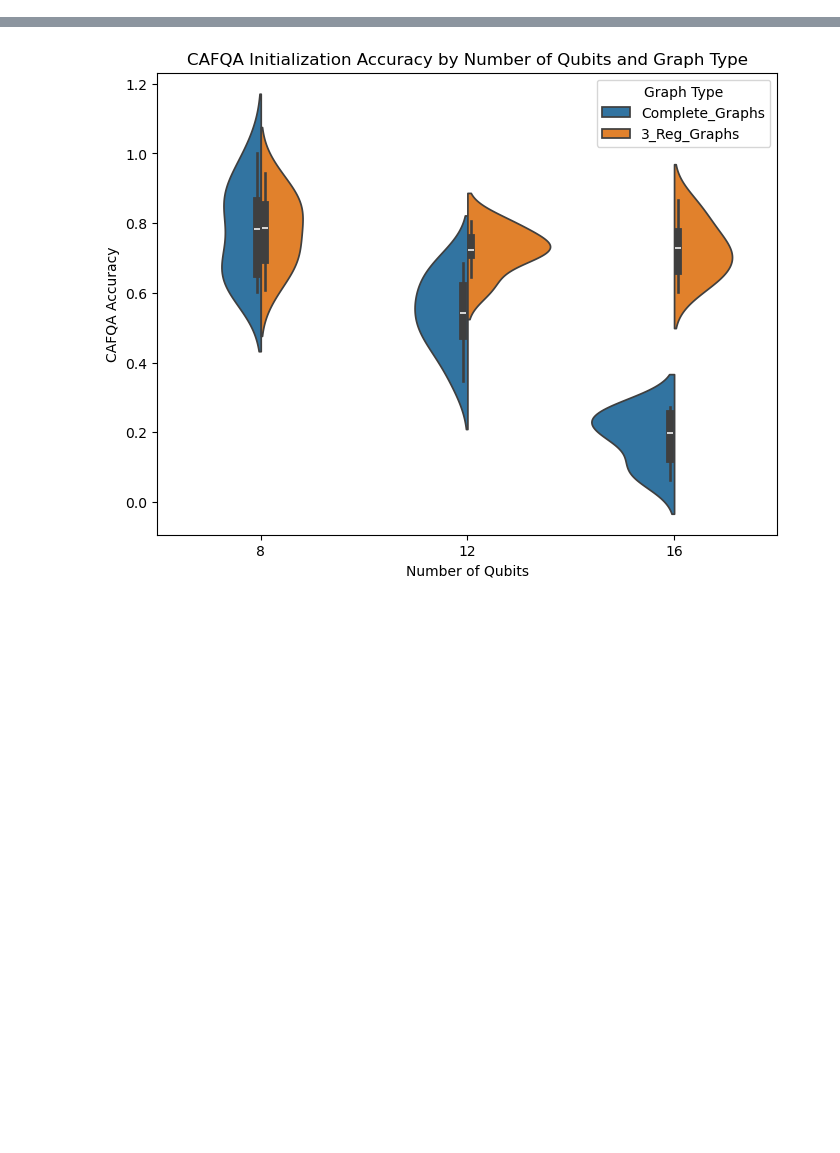
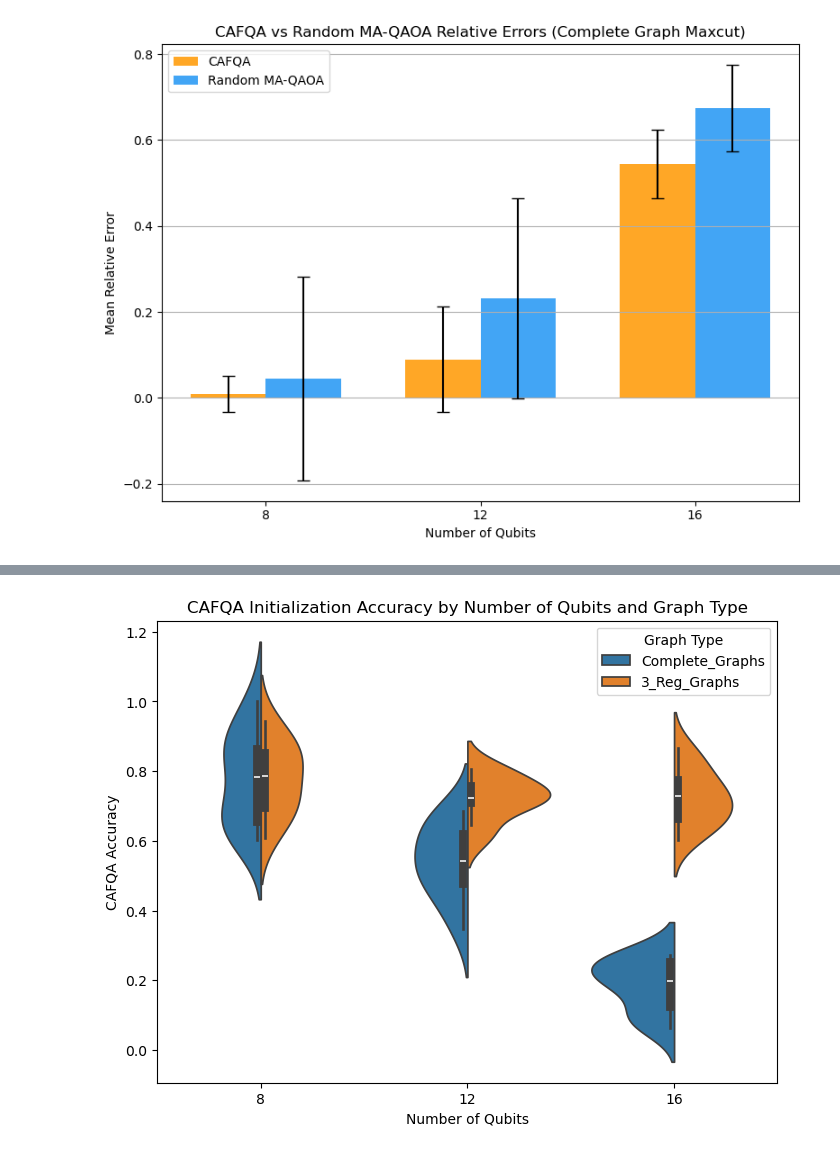
Before and after one commit to d-bharadwaj/SPIQ, a Jupyter notebook: playground_scripts/final_data_analysis.ipynb, the cells around one changed output, grey strips where cells are left out. Cells and saved outputs as stored; diff of their text form; code cells hidden in the pictures; blank space fills up the shorter version.

```diff
--- a/playground_scripts/final_data_analysis.ipynb
+++ b/playground_scripts/final_data_analysis.ipynb
@@ -35,0 +65,9 @@ plt.show()
+# %%
+complete_graph_cafqa_rel_err_8 = [0.003, 0.007, 0.053, 0.004, 0.032, 0.006, 0.001, 0.042, 0.143 , 0.002]
+complete_graph_random_rel_err_8 = [0.507, 0.054, 0.004, 0.026, 0.002, 0.089, 0.734, 0.003, 0.244, 0.133]
+
+complete_graph_cafqa_rel_err_12 = [0.148,0.37, 0.228,0.122, 0.037,0.339, 0.039, 0.149, 0.001, 0.279]
+complete_graph_random_rel_err_12 = [0.09, 0.169, 0.069, 0.648, 0.445,0.771, 0.402, 0.106, 0.196, 0.225]
+
+complete_graph_cafqa_rel_err_16 = [0.583, 0.627, 0.525, 0.575, 0.527, 0.588, 0.528, 0.339, 0.617, 0.602]
+complete_graph_random_rel_err_16 = [0.632, 0.579, 0.602, 0.752, 0.618, 0.75, 0.656, 0.564, 0.756, 0.9 ]
@@ -37,0 +191,85 @@ plt.show()
+# %%
+# Calculate means and standard deviations for each group
+methods = ['CAFQA', 'CAFQA', 'CAFQA', 'Random', 'Random', 'Random']
+item_sizes = [8, 12, 16, 8, 12, 16]
+means = [
+    gmean(complete_graph_cafqa_rel_err_8),
+    gmean(complete_graph_cafqa_rel_err_12),
+    gmean(complete_graph_cafqa_rel_err_16),
+    gmean(complete_graph_random_rel_err_8),
+    gmean(complete_graph_random_rel_err_12),
+    gmean(complete_graph_random_rel_err_16)
+]
+stds = [
+    np.std(complete_graph_cafqa_rel_err_8),
+    np.std(complete_graph_cafqa_rel_err_12),
+    np.std(complete_graph_cafqa_rel_err_16),
+    np.std(complete_graph_random_rel_err_8),
+    np.std(complete_graph_random_rel_err_12),
+    np.std(complete_graph_random_rel_err_16)
+]
+
+# Set up bar positions so that CAFQA and Random for each item size are grouped together
+n_groups = 3  # 8, 12, 16 qubits
+bar_width = 0.35
+index = np.arange(n_groups)
+
+fig, ax = plt.subplots(figsize=(8, 6))
+
+# CAFQA bars (left in each group)
+ax.bar(index - bar_width/2, means[:3], bar_width, yerr=stds[:3], label='CAFQA', color='#FFA726', capsize=5)
+# Random bars (right in each group)
+ax.bar(index + bar_width/2, means[3:], bar_width, yerr=stds[3:], label='Random MA-QAOA', color='#42A5F5', capsize=5)
+
+# Set x-ticks and labels
+ax.set_xticks(index)
+ax.set_xticklabels(['8', '12', '16'])
+ax.set_xlabel('Number of Qubits')
+ax.set_ylabel('Mean Relative Error')
+ax.set_title('CAFQA vs Random MA-QAOA Relative Errors (Complete Graph Maxcut)')
+ax.legend()
+ax.grid(axis='y')
+
+plt.tight_layout()
+plt.show()
+
+# Prepare data for boxplot with grouped categories for CAFQA and Random
+data = [
+    complete_graph_cafqa_rel_err_8,
+    complete_graph_cafqa_rel_err_12,
+    complete_graph_cafqa_rel_err_16,
+    complete_graph_random_rel_err_8,
+    complete_graph_random_rel_err_12,
+    complete_graph_random_rel_err_16
+]
+labels = [
+    "CAFQA 8", "CAFQA 12", "CAFQA 16",
+    "Random 8", "Random 12", "Random 16"
+]
+
+# Assign group and item size for each box
+group = ['CAFQA'] * 3 + ['Random'] * 3
+item_size = [8, 12, 16] * 2
+
+# Flatten data for DataFrame
+flat_data = []
+flat_group = []
+flat_item_size = []
+for d, g, n in zip(data, group, item_size):
+    flat_data.extend(d)
+    flat_group.extend([g] * len(d))
+    flat_item_size.extend([n] * len(d))
+
+df_box = pd.DataFrame({
+    'Relative Error': flat_data,
+    'Method': flat_group,
+    'Qubits': flat_item_size
+})
+
+plt.figure(figsize=(8, 6))
+sns.violinplot(data=df_box, x='Qubits', y='Relative Error', hue='Method', split=True, inner='quartile')
+plt.title("CAFQA vs Random MA-QAOA Relative Errors (Complete Graph Maxcut)")
+plt.grid(axis='y')
+plt.show()
+# %% [output]
+[figure, added]
```
Also changed, not shown: parts of 14 cells of this notebook, 1 other file.
